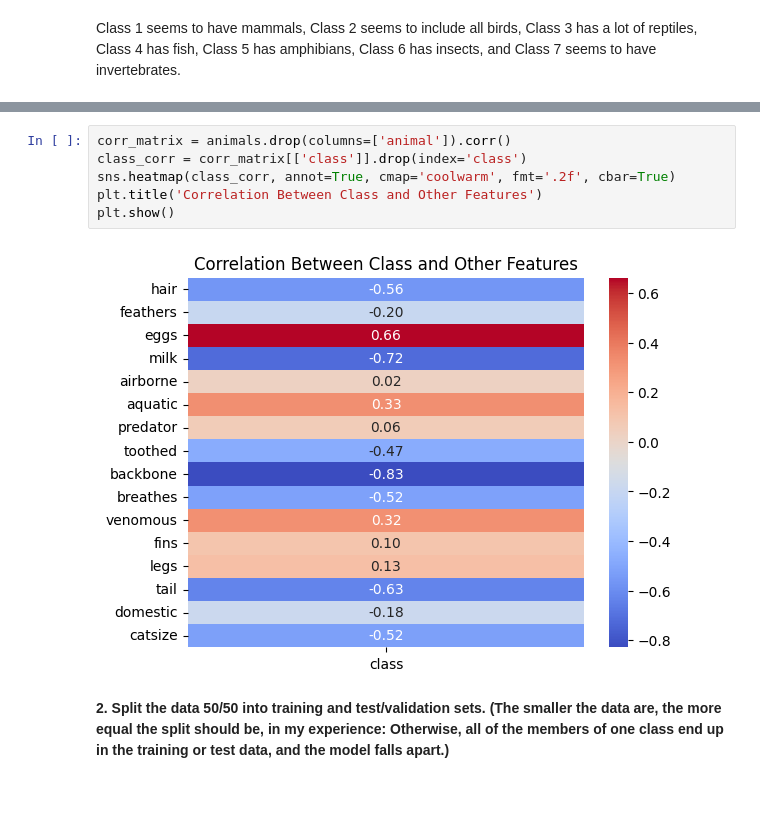
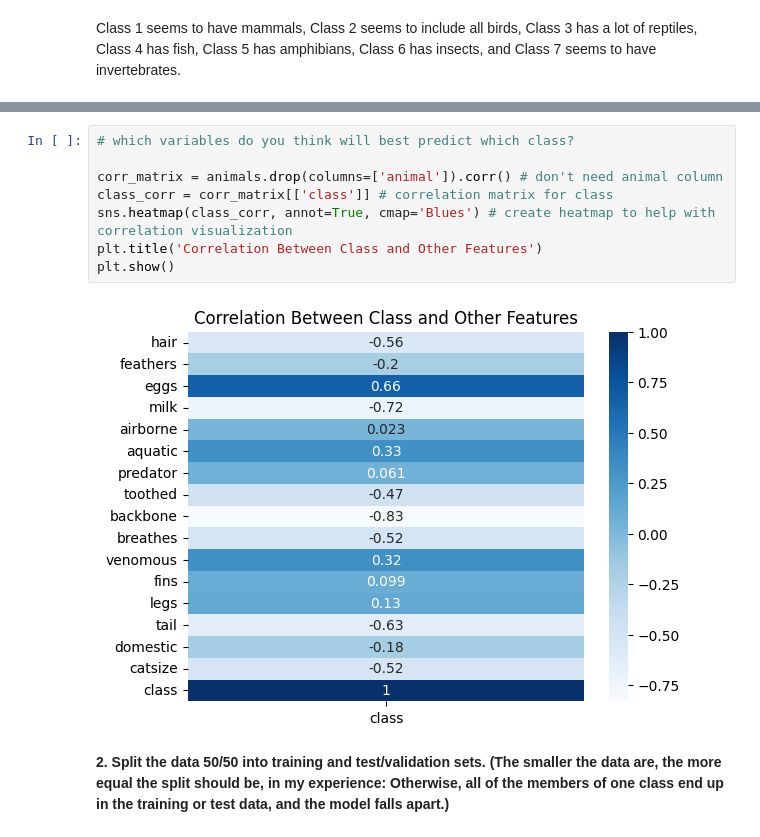
Before and after one commit to kweuj7fh/DS3001-K-Nearest_Neighbor, a Jupyter notebook: Assignment: K-nearest Neighbor.ipynb, the cells around one changed output, grey strips where cells are left out. Cells and saved outputs as stored; diff of their text form; blank space fills up the shorter version.

```diff
--- a/Assignment: K-nearest Neighbor.ipynb
+++ b/Assignment: K-nearest Neighbor.ipynb
@@ -346,10 +396,12 @@ dtype: int64
 # %%
-corr_matrix = animals.drop(columns=['animal']).corr()
-class_corr = corr_matrix[['class']].drop(index='class')
-sns.heatmap(class_corr, annot=True, cmap='coolwarm', fmt='.2f', cbar=True)
+# which variables do you think will best predict which class?
+
+corr_matrix = animals.drop(columns=['animal']).corr() # don't need animal column
+class_corr = corr_matrix[['class']] # correlation matrix for class
+sns.heatmap(class_corr, annot=True, cmap='Blues') # create heatmap to help with correlation visualization
 plt.title('Correlation Between Class and Other Features')
 plt.show()
 # %% [output]
-[figure, old version]
+[figure, new version]
 # %% [markdown]
 **2. Split the data 50/50 into training and test/validation sets. (The smaller the data are, the more equal the split should be, in my experience: Otherwise, all of the members of one class end up in the training or test data, and the model falls apart.)**
```
Also changed, not shown: parts of 16 cells of this notebook.
